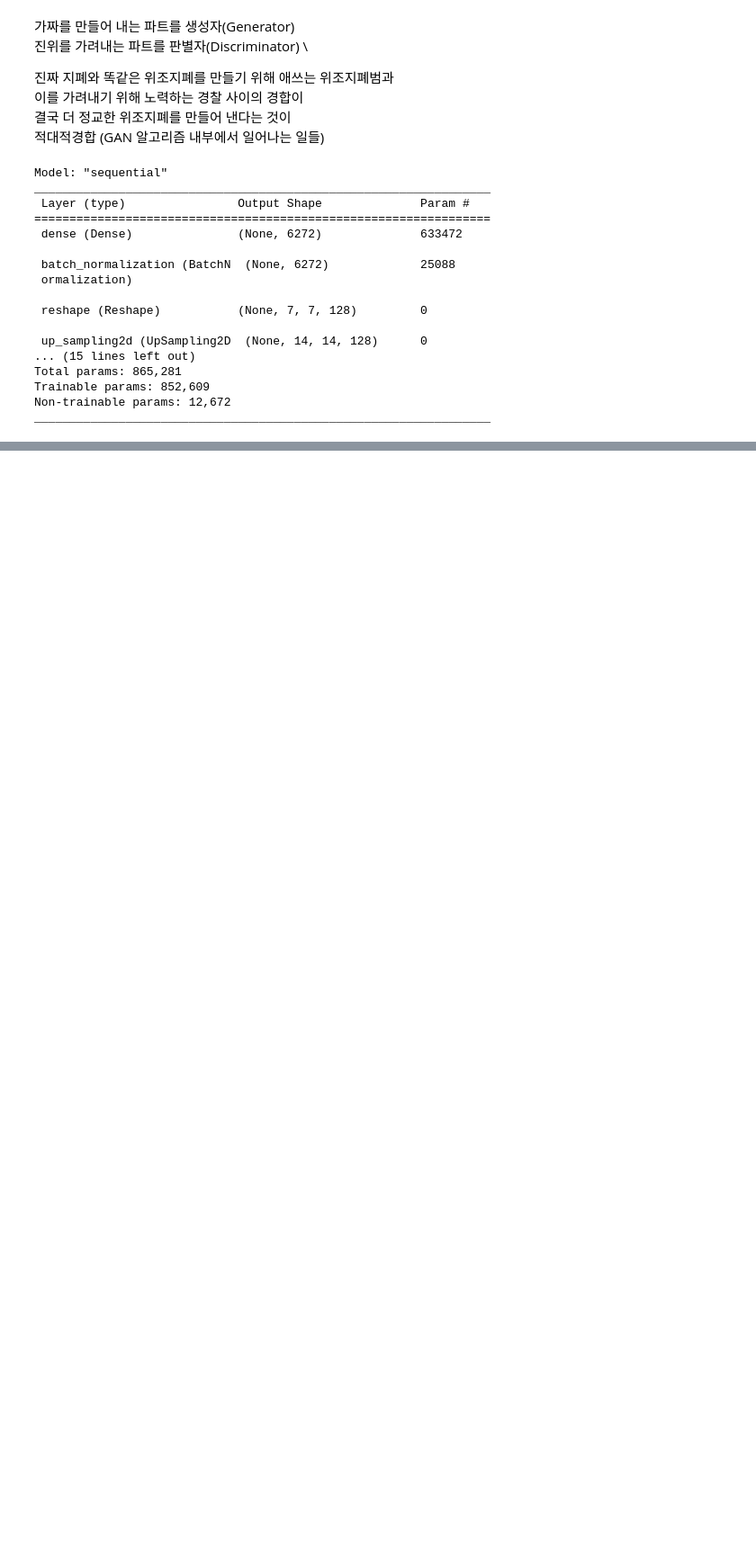
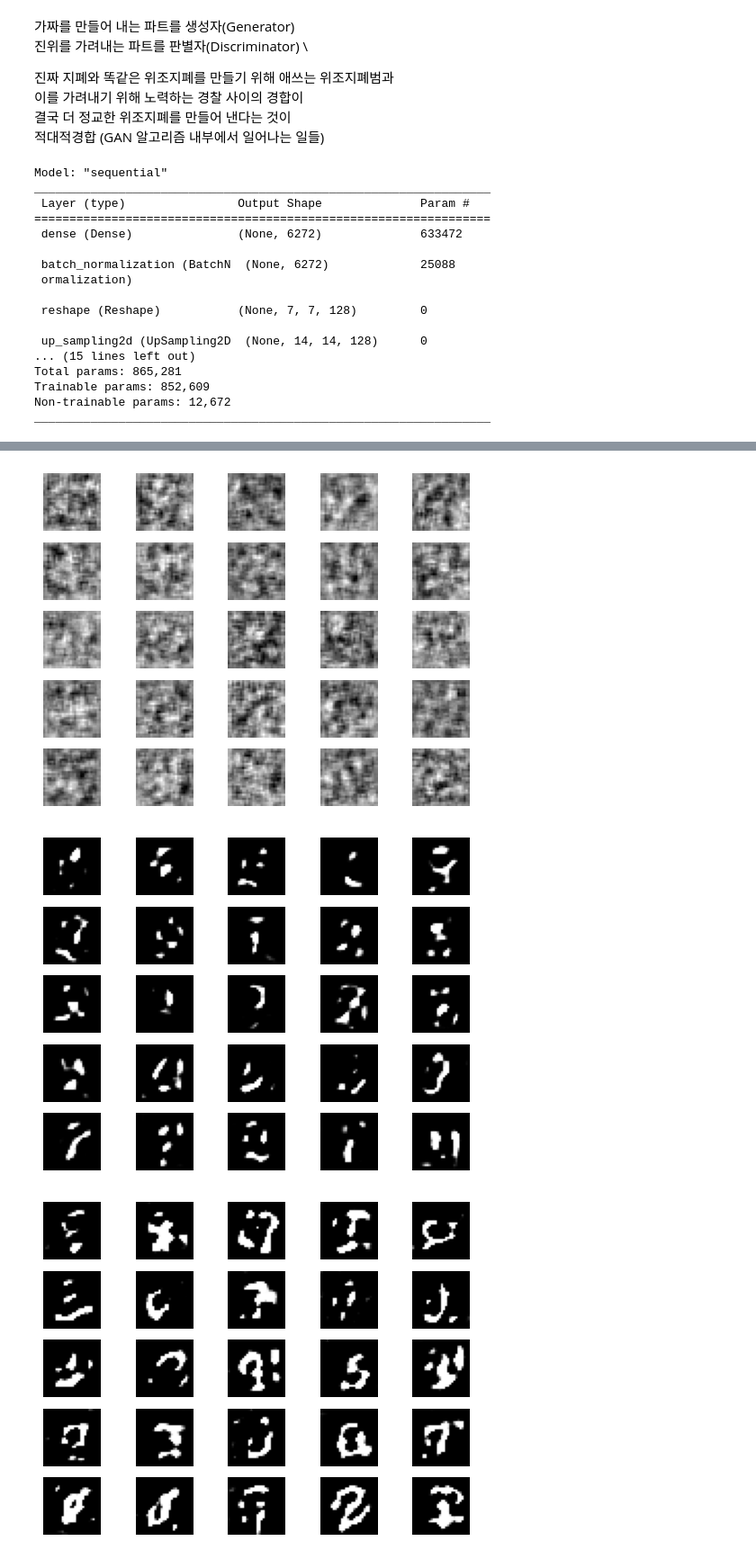
Before and after one commit to YuumiNam/Jupyter, a Jupyter notebook: dl/dlStudy/Chap19.ipynb, the cells around one changed output, grey strips where cells are left out. Shown at 90% size. Drawn from its saved outputs; the diff is of its cells as text; code cells hidden in the pictures; blank space fills up the shorter version.

```diff
--- a/dl/dlStudy/Chap19.ipynb
+++ b/dl/dlStudy/Chap19.ipynb
@@ -90,7 +93,9 @@ discriminator.compile(loss='binary_crossentropy', optimizer='adam')
 # 판별자는 자신이 학습되지 않아야함 오직 판별만을 위한것
 discriminator.trainable = False
 # %%
-ginput = layers.Input(shape=(100))
+# 생성자와 판별자 모델을 연결시키는 gan 모델을 만듬
+
+ginput = layers.Input(shape=(100,))
 dis_output = discriminator(generator(ginput))
 
 # Model(입력, 출력)
@@ -116,0 +186,5 @@ _________________________________________________________________
+# %%
+# 2000번 반복되고(+1을 하는 것에 주의)
+# 배치 크기는 32, 200번마다 결과가 저장
+gan_train(2001, 32, 200)
+# %% [output]
@@ -116,0 +208,3 @@ _________________________________________________________________
+[figure, added]
+[figure, added]
+[figure, added]
```
Also changed, not shown: parts of 5 cells of this notebook, 2 other files.
